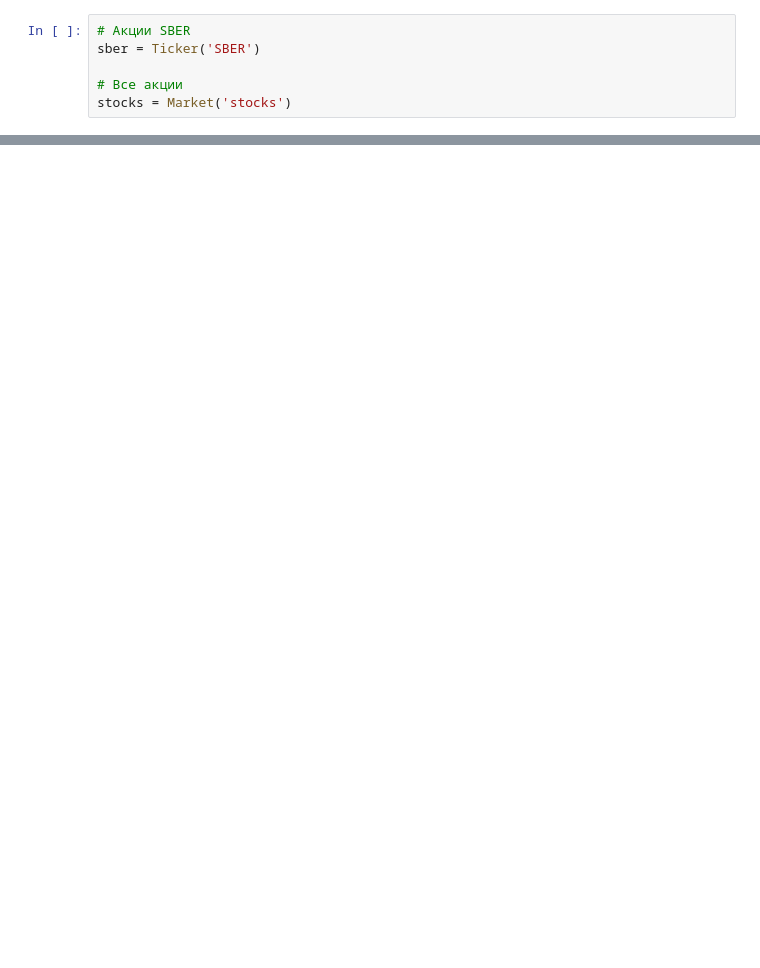
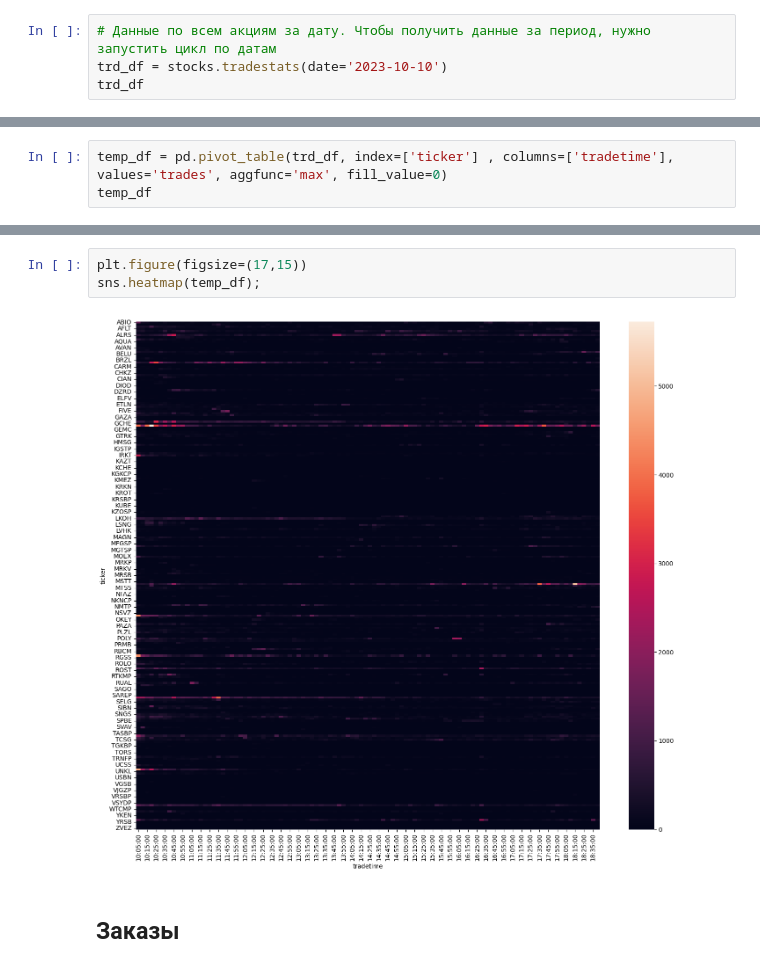
Before and after one commit to slivka83/algopack_simple_bot, a Jupyter notebook: notebooks/EDA.ipynb, the cells around one changed output, grey strips where cells are left out. Cells and saved outputs as stored; diff of their text form; blank space fills up the shorter version.

```diff
--- a/notebooks/EDA.ipynb
+++ b/notebooks/EDA.ipynb
@@ -3,6 +17,4 @@ from moexalgo import Market, Ticker
 # %%
-# Акции SBER
-sber = Ticker('SBER')
-
-# Все акции
-stocks = Market('stocks')
+# Данные по всем акциям за дату. Чтобы получить данные за период, нужно запустить цикл по датам
+trd_df = stocks.tradestats(date='2023-10-10')
+trd_df
@@ -8,0 +59,3 @@ stocks = Market('stocks')
+# %%
+temp_df = pd.pivot_table(trd_df, index=['ticker'] , columns=['tradetime'], values='trades', aggfunc='max', fill_value=0)
+temp_df
@@ -8,0 +77,7 @@ stocks = Market('stocks')
+# %%
+plt.figure(figsize=(17,15))
+sns.heatmap(temp_df);
+# %% [output]
+[figure, added]
+# %% [markdown]
+## Заказы
```
Also changed, not shown: parts of 29 cells of this notebook, 3 other files.
